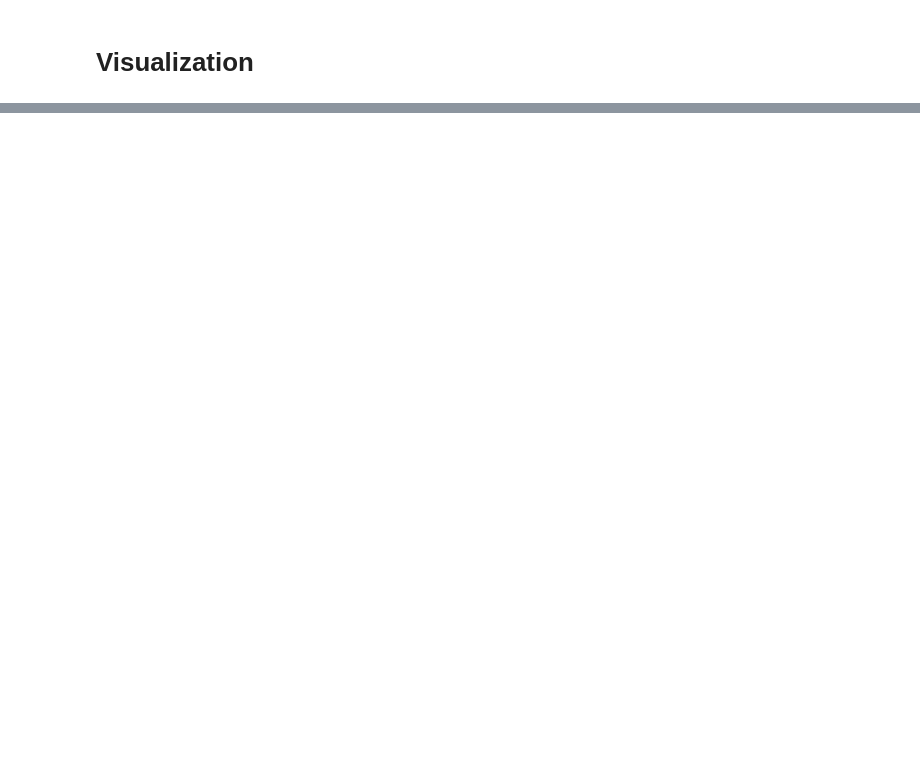
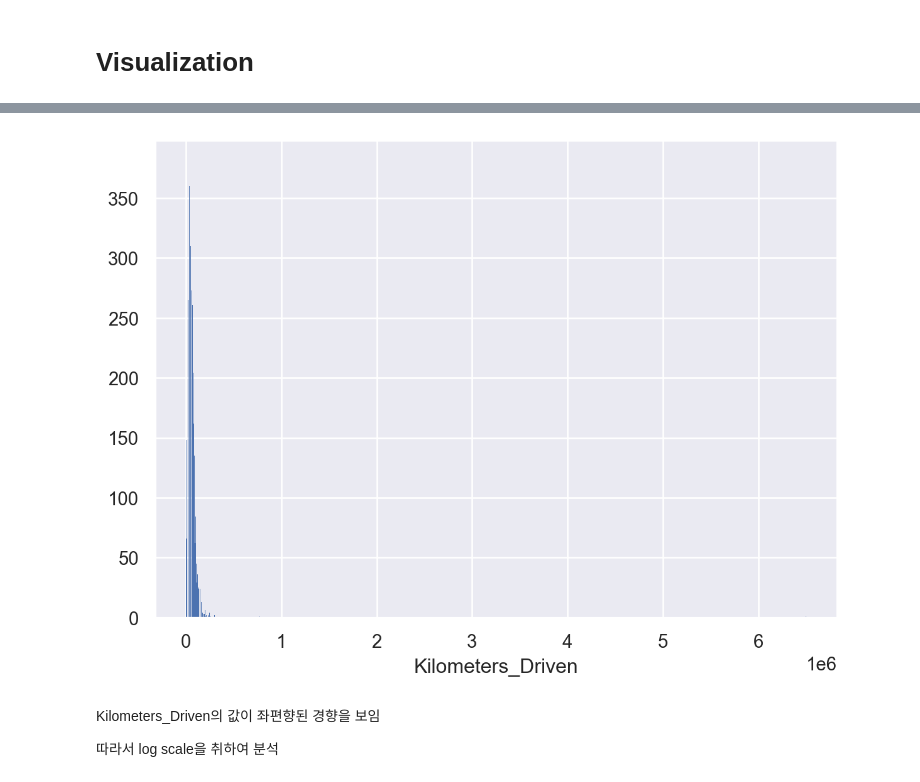
Before and after one commit to kurtyoon/Data-Visualization-Personal-Proj, a Jupyter notebook: Used-car-price-prediction.ipynb, the cells around one changed output, grey strips where cells are left out. Cells and saved outputs as stored; diff of their text form; code cells hidden in the pictures; blank space fills up the shorter version.

```diff
--- a/Used-car-price-prediction.ipynb
+++ b/Used-car-price-prediction.ipynb
@@ -301,0 +318,11 @@ boxplot(car, 'Year', 'Price')
+# %%
+(
+    so.Plot(car, x='Kilometers_Driven')
+    .add(so.Bar(), so.Hist())
+)
+# %% [output]
+[figure, added]
+# %% [markdown]
+Kilometers_Driven의 값이 좌편향된 경향을 보임
+
+따라서 log scale을 취하여 분석
```
Also changed, not shown: parts of 37 cells of this notebook.
